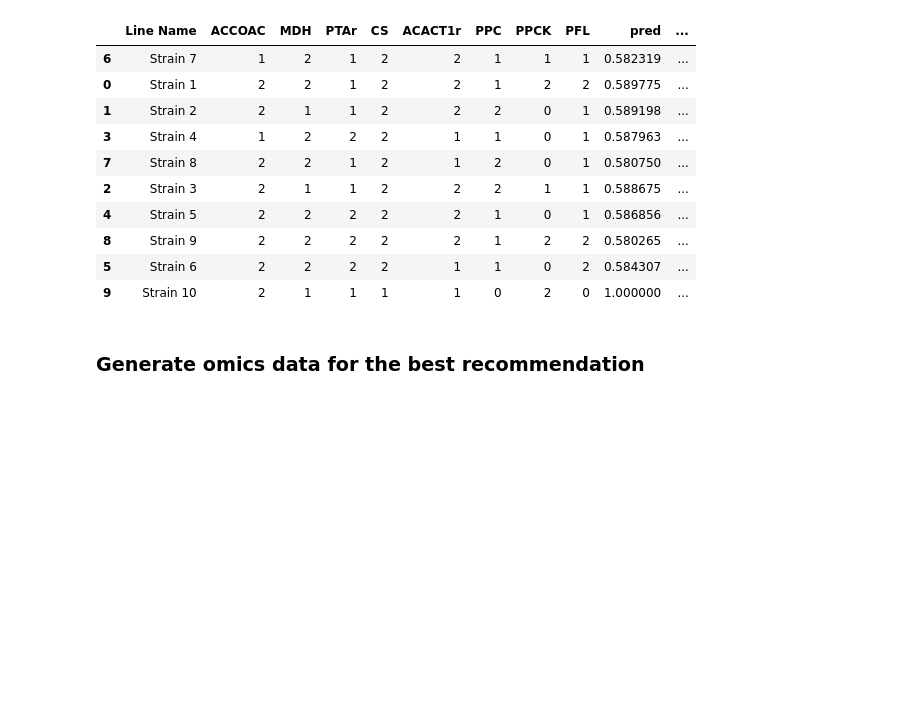
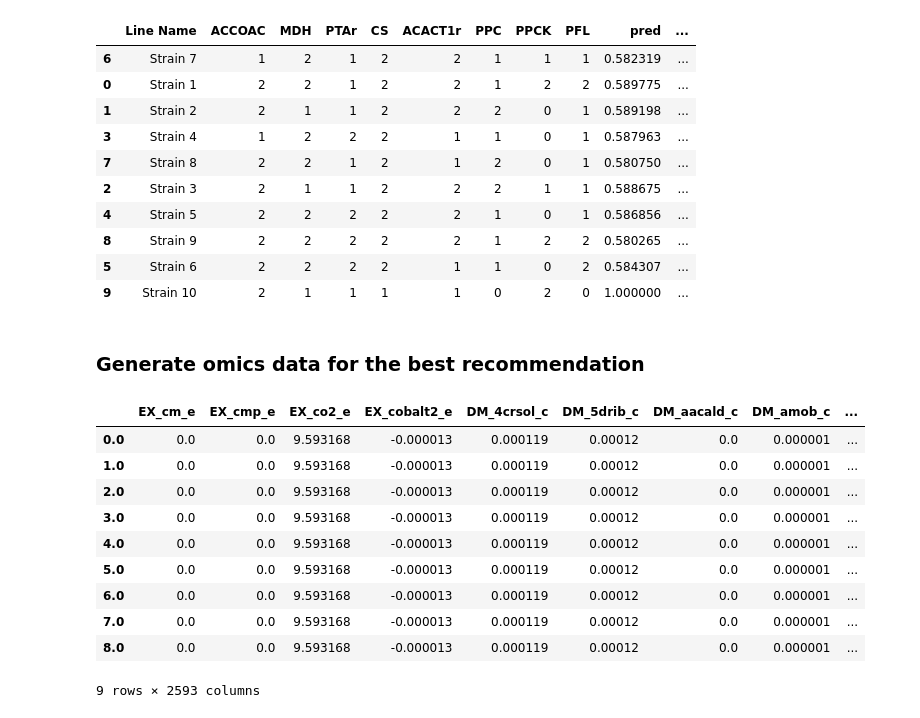
Before and after one commit to costasmexis/straindesignXAI, a Jupyter notebook: notebooks/Notebook D.ipynb, the cells around one changed output. Saved outputs shown, nothing was run; the diff lists cells and outputs as text; code cells hidden in the pictures; blank space fills up the shorter version.

```diff
--- a/notebooks/Notebook D.ipynb
+++ b/notebooks/Notebook D.ipynb
@@ -259,0 +264,14 @@ omg.write_omics_files(metabolomics_timeseriesSM,   'metabolomics'   , user_param
+# %%
+pd.DataFrame(fluxomics_timeseries).T
+# %% [output]
+|  | EX_cm_e | EX_cmp_e | EX_co2_e | EX_cobalt2_e | DM_4crsol_c | DM_5drib_c | DM_aacald_c | DM_amob_c | ... |
+| 0.0 | 0.0 | 0.0 | 9.593168 | -0.000013 | 0.000119 | 0.00012 | 0.0 | 0.000001 | ... |
+| 1.0 | 0.0 | 0.0 | 9.593168 | -0.000013 | 0.000119 | 0.00012 | 0.0 | 0.000001 | ... |
+| 2.0 | 0.0 | 0.0 | 9.593168 | -0.000013 | 0.000119 | 0.00012 | 0.0 | 0.000001 | ... |
+| 3.0 | 0.0 | 0.0 | 9.593168 | -0.000013 | 0.000119 | 0.00012 | 0.0 | 0.000001 | ... |
+| 4.0 | 0.0 | 0.0 | 9.593168 | -0.000013 | 0.000119 | 0.00012 | 0.0 | 0.000001 | ... |
+| 5.0 | 0.0 | 0.0 | 9.593168 | -0.000013 | 0.000119 | 0.00012 | 0.0 | 0.000001 | ... |
+| 6.0 | 0.0 | 0.0 | 9.593168 | -0.000013 | 0.000119 | 0.00012 | 0.0 | 0.000001 | ... |
+| 7.0 | 0.0 | 0.0 | 9.593168 | -0.000013 | 0.000119 | 0.00012 | 0.0 | 0.000001 | ... |
+| 8.0 | 0.0 | 0.0 | 9.593168 | -0.000013 | 0.000119 | 0.00012 | 0.0 | 0.000001 | ... |
+9 rows × 2593 columns
```
Also changed, not shown: parts of 2 cells of this notebook, 10 other files.
